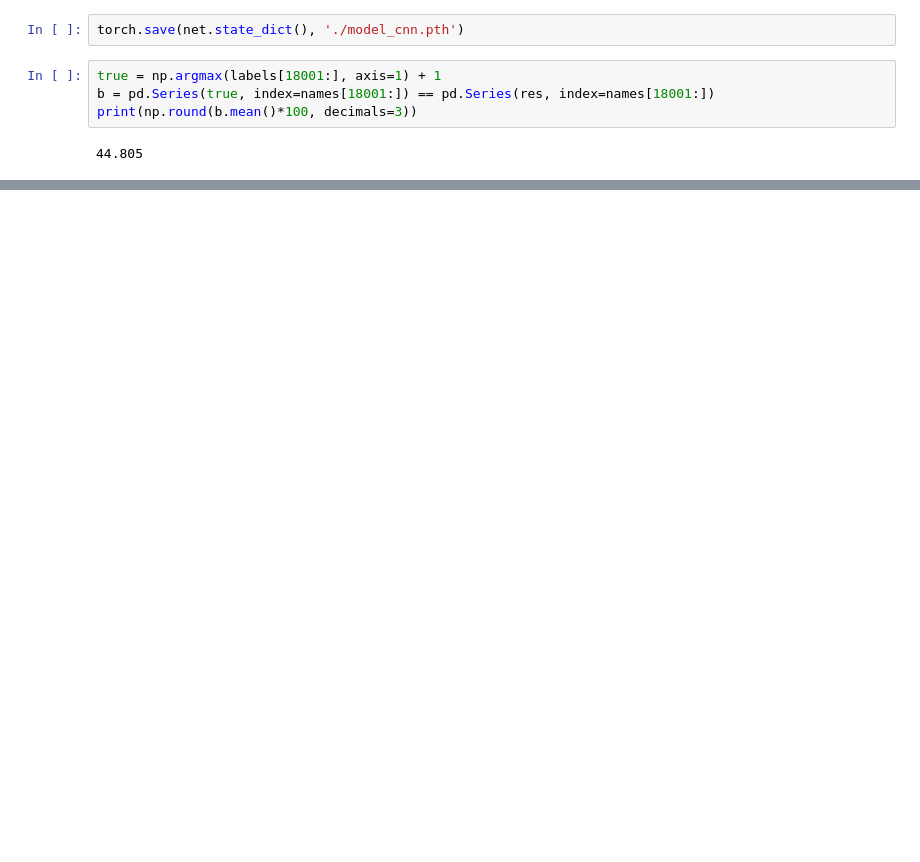
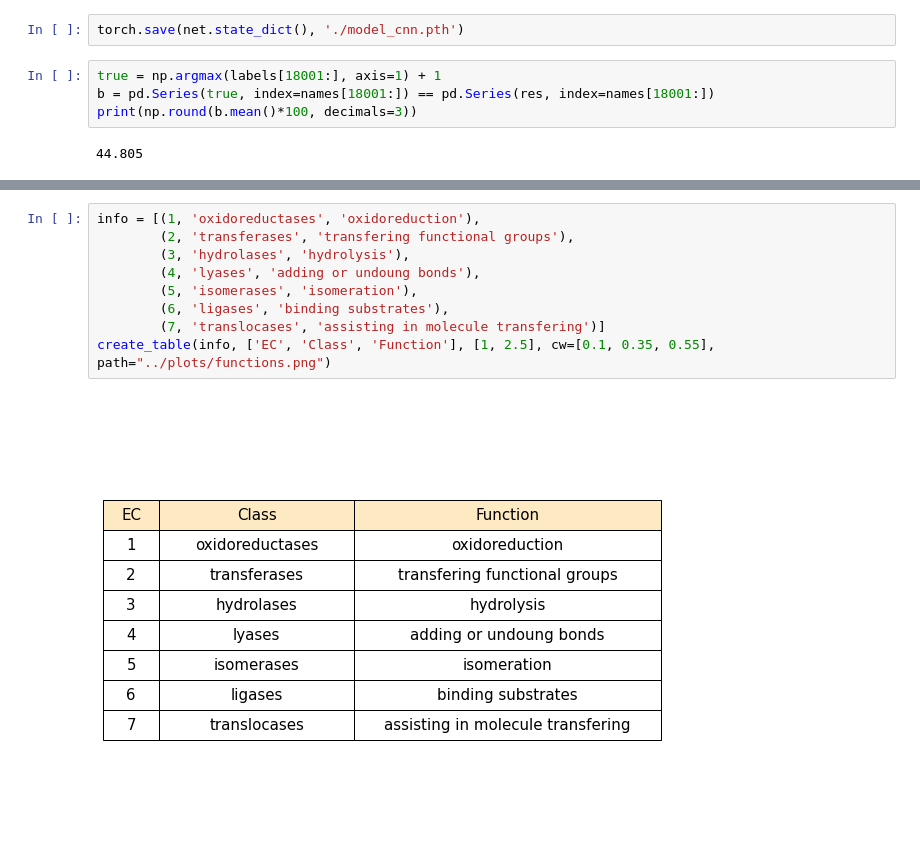
Before and after one commit to birbNoobstein/Predicting-enzyme-function, a Jupyter notebook: code/EnzymeClassification.ipynb, the cells around one changed output, grey strips where cells are left out. Cells and saved outputs as stored; diff of their text form; blank space fills up the shorter version.

```diff
--- a/code/EnzymeClassification.ipynb
+++ b/code/EnzymeClassification.ipynb
@@ -439,0 +490,11 @@ acc_all = [acc_svm, acc_svm_o, acc_knn, acc_knn_o, acc_rf, acc_rf_o]
+# %%
+info = [(1, 'oxidoreductases', 'oxidoreduction'),
+        (2, 'transferases', 'transfering functional groups'),
+        (3, 'hydrolases', 'hydrolysis'),
+        (4, 'lyases', 'adding or undoung bonds'),
+        (5, 'isomerases', 'isomeration'),
+        (6, 'ligases', 'binding substrates'),
+        (7, 'translocases', 'assisting in molecule transfering')]
+create_table(info, ['EC', 'Class', 'Function'], [1, 2.5], cw=[0.1, 0.35, 0.55], path="../plots/functions.png")
+# %% [output]
+[figure, added]
```
Also changed, not shown: parts of 11 cells of this notebook, 8 other files.
